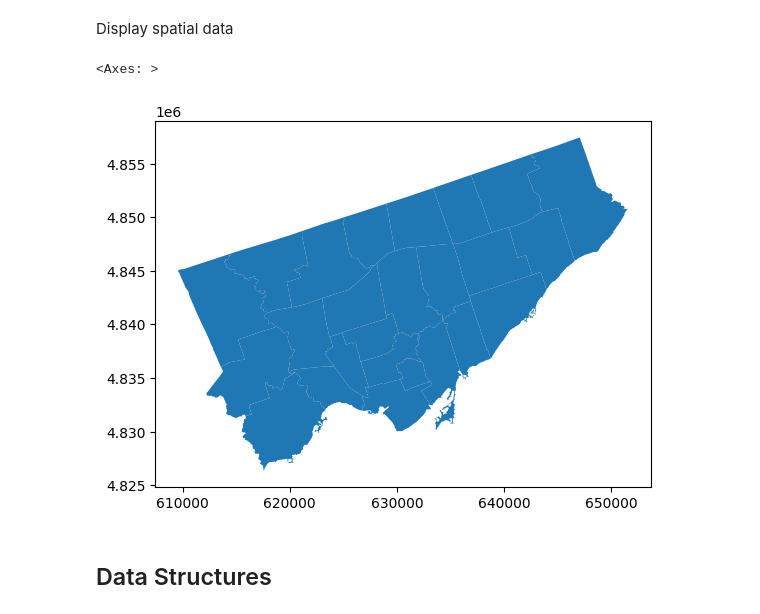
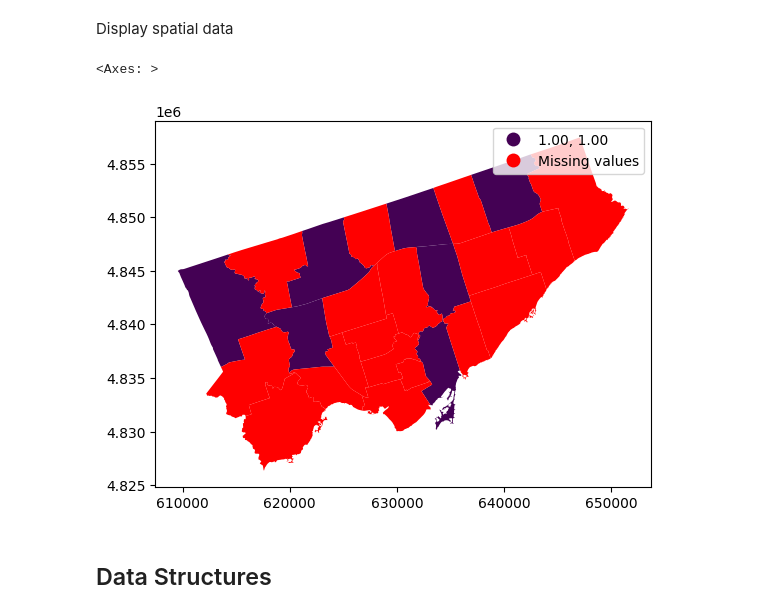
Before and after one commit to cghr-toronto/msa-2024-internship, a Jupyter notebook: experiments/basics.ipynb, the cells around one changed output. Drawn from its saved outputs; the diff is of its cells as text; code cells hidden in the pictures.

```diff
--- a/experiments/basics.ipynb
+++ b/experiments/basics.ipynb
@@ -80,11 +81,11 @@ def sjoin_count(gdf1, gdf2):
     sjoin_gdf1_gdf2 = gpd.sjoin(gdf2, gdf1, how="inner", predicate="within")
 
     # Group by polygon and count points
-    counts = sjoin_gdf1_gdf2.groupby('index_right').size().rename('point_counts')
+    counts = sjoin_gdf1_gdf2.groupby('index_right').size().rename('point_count')
 
     # Merge the counts back to gdf1
-    gdf1_with_counts = gdf1.merge(counts, how='left', left_index=True, right_index=True)
-    out = gdf1_with_counts.rename(columns={0: 'point_count'}, inplace=True)
+    out = gdf1.merge(counts, how='left', left_index=True, right_index=True)
+    out.rename(columns={0: 'point_count'}, inplace=True)
 
     return(out)
 # %% [markdown]
@@ -153,10 +154,10 @@ sjoin_count_cwd_waste
 Display spatial data
 # %%
 # Plotting the spatial results of sjoin_count
-sjoin_count_cwd_waste.plot()
+sjoin_count_cwd_waste.plot(column='point_count', legend=True, scheme='quantiles', missing_kwds={'color': 'red', 'label': 'Missing values'})
 # %% [output]
 <Axes: >
-[figure, old version]
+[figure, new version]
 # %% [markdown]
 ## Data Structures
 # %% [markdown]
```
Also changed, not shown: parts of 1 cell of this notebook.
